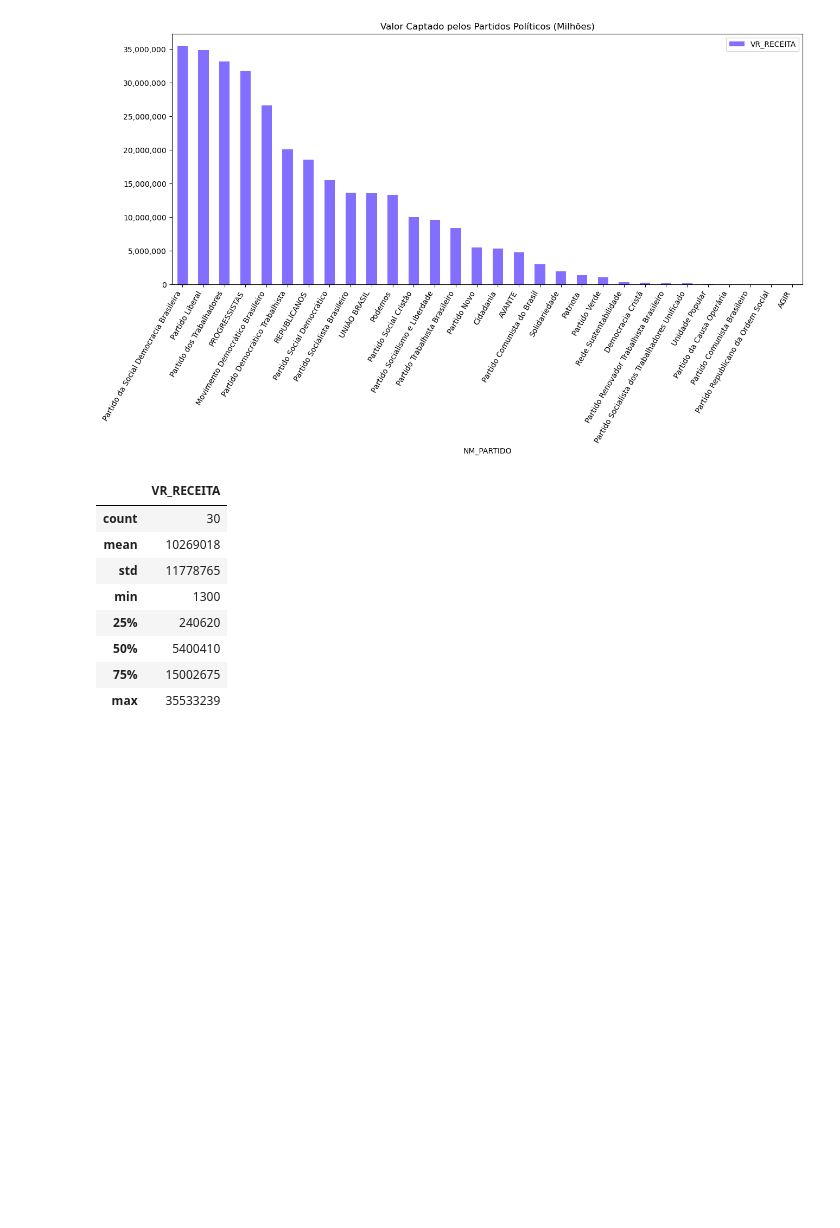
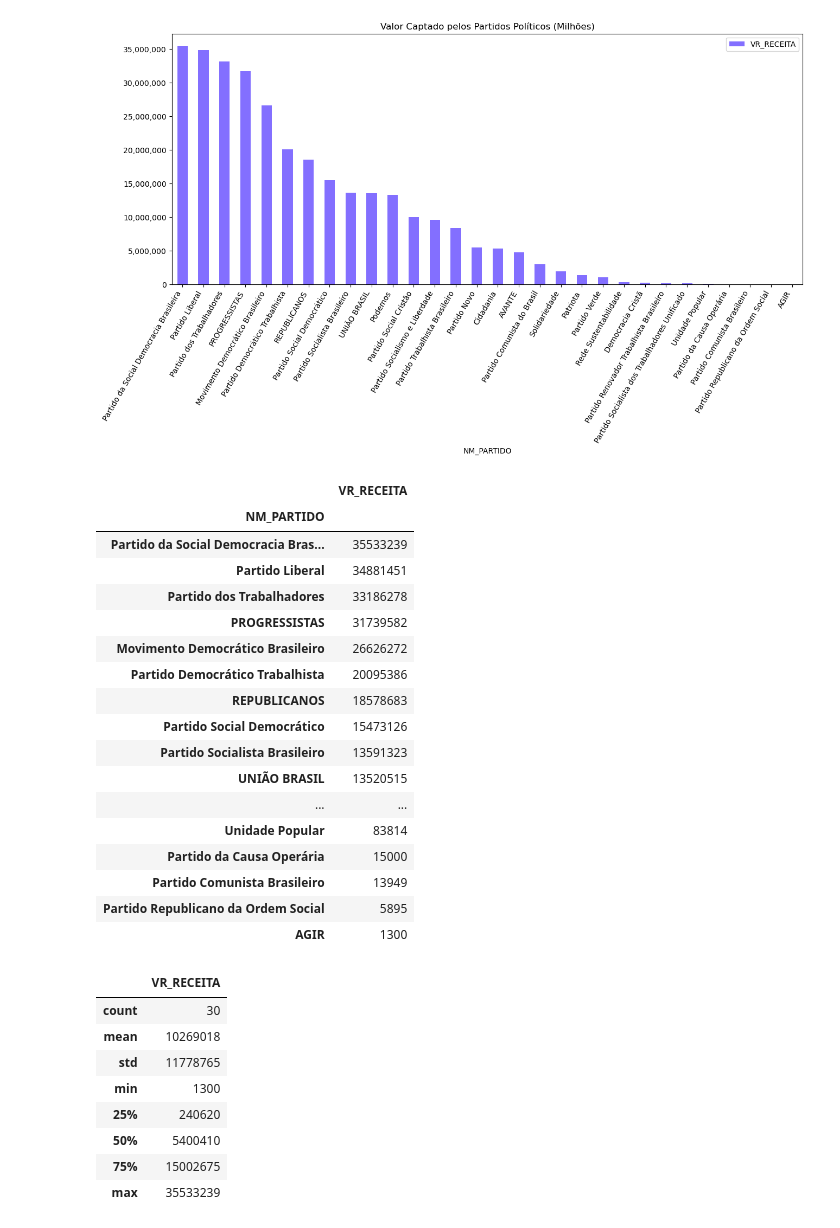
Before and after one commit to devBino/analise_dados_cases, a Jupyter notebook: prestacao_contas_partidos/rio_grande_do_sul/analise.ipynb, the cells around one changed output. Drawn from its saved outputs; the diff is of its cells as text; code cells hidden in the pictures; blank space fills up the shorter version.

Commit message:
[7] - Concluindo primeira etapa analise de receitas

```diff
--- a/prestacao_contas_partidos/rio_grande_do_sul/analise.ipynb
+++ b/prestacao_contas_partidos/rio_grande_do_sul/analise.ipynb
@@ -147,6 +147,27 @@ ax.set_xticklabels(ax.get_xticklabels(), rotation=60, ha='right')
 ax.yaxis.set_major_formatter(formatter)
 # %% [output]
 [figure]
+# %%
+display(grupo)
+# %% [output]
+|  | VR_RECEITA |
+| NM_PARTIDO |  |
+| Partido da Social Democracia Bras... | 35533239 |
+| Partido Liberal | 34881451 |
+| Partido dos Trabalhadores | 33186278 |
+| PROGRESSISTAS | 31739582 |
+| Movimento Democrático Brasileiro | 26626272 |
+| Partido Democrático Trabalhista | 20095386 |
+| REPUBLICANOS | 18578683 |
+| Partido Social Democrático | 15473126 |
+| Partido Socialista Brasileiro | 13591323 |
+| UNIÃO BRASIL | 13520515 |
+| ... | ... |
+| Unidade Popular | 83814 |
+| Partido da Causa Operária | 15000 |
+| Partido Comunista Brasileiro | 13949 |
+| Partido Republicano da Ordem Social | 5895 |
+| AGIR | 1300 |
 # %%
 total = len(grupo)
 media = grupo['VR_RECEITA'].mean()
```
Also changed, not shown: parts of 6 cells of this notebook.
